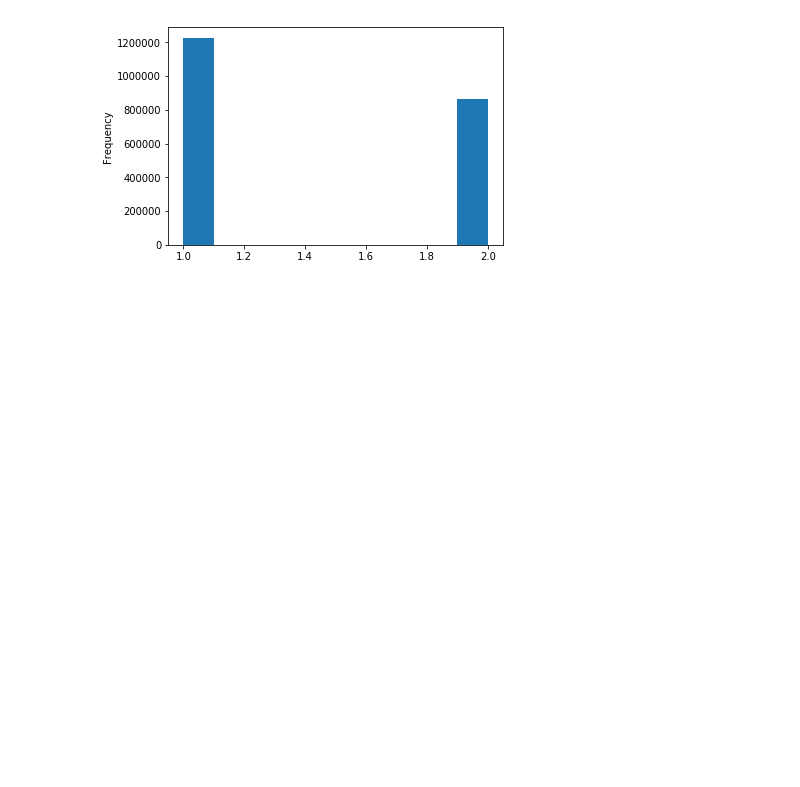
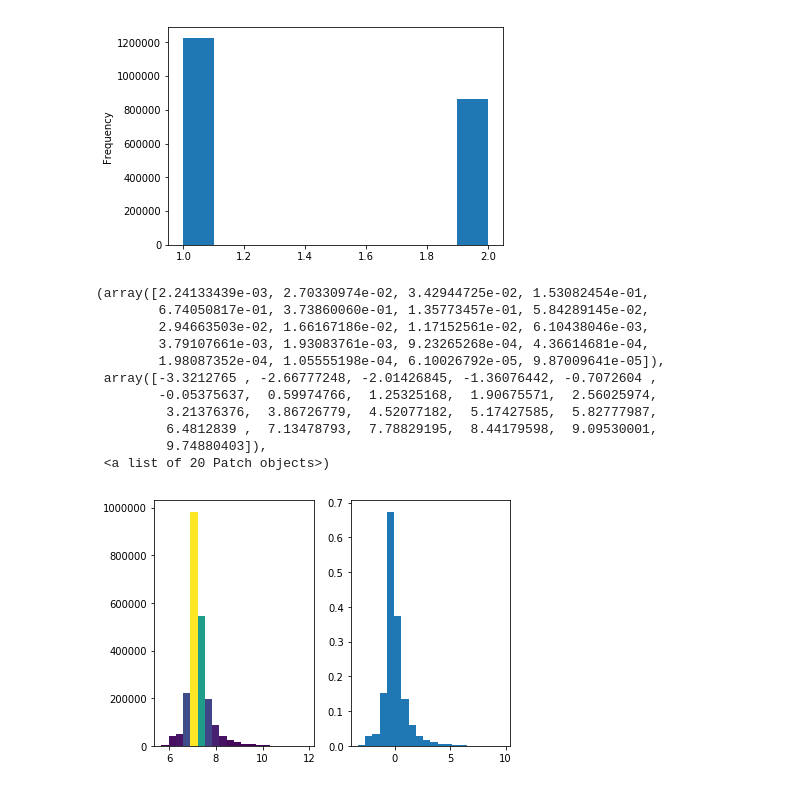
Before and after one commit to tsilverio/Desafio1_DataScience, a Jupyter notebook: Desafio1_Thiago.ipynb, the cells around one changed output. Cells and saved outputs as stored; diff of their text form; code cells hidden in the pictures; blank space fills up the shorter version.

```diff
--- a/Desafio1_Thiago.ipynb
+++ b/Desafio1_Thiago.ipynb
@@ -341,3 +341,38 @@ Lista_Salario_Medio['Sexo'].plot.hist()
 # %% [output]
 <matplotlib.axes._subplots.AxesSubplot at 0x...>
 [figure]
+# %%
+from matplotlib import colors
+n_bins = 20
+fig, axs = plt.subplots(1, 2, tight_layout=True)
+
+#df_desafio['log_Salario'].plot.hist(bins=50)
+# N is the count in each bin, bins is the lower-limit of the bin
+N, bins, patches = axs[0].hist(df_desafio['log_Salario'], n_bins)
+
+# We'll color code by height, but you could use any scalar
+fracs = N / N.max()
+
+# we need to normalize the data to 0..1 for the full range of the colormap
+norm = colors.Normalize(fracs.min(), fracs.max())
+
+# Now, we'll loop through our objects and set the color of each accordingly
+for thisfrac, thispatch in zip(fracs, patches):
+    color = plt.cm.viridis(norm(thisfrac))
+    thispatch.set_facecolor(color)
+
+# We can also normalize our inputs by the total number of counts
+axs[1].hist(df_desafio['normal_log_Salario'], bins=n_bins, density=True)
+# %% [output]
+(array([2.24133439e-03, 2.70330974e-02, 3.42944725e-02, 1.53082454e-01,
+        6.74050817e-01, 3.73860060e-01, 1.35773457e-01, 5.84289145e-02,
+        2.94663503e-02, 1.66167186e-02, 1.17152561e-02, 6.10438046e-03,
+        3.79107661e-03, 1.93083761e-03, 9.23265268e-04, 4.36614681e-04,
+        1.98087352e-04, 1.05555198e-04, 6.10026792e-05, 9.87009641e-05]),
+ array([-3.3212765 , -2.66777248, -2.01426845, -1.36076442, -0.7072604 ,
+        -0.05375637,  0.59974766,  1.25325168,  1.90675571,  2.56025974,
+         3.21376376,  3.86726779,  4.52077182,  5.17427585,  5.82777987,
+         6.4812839 ,  7.13478793,  7.78829195,  8.44179598,  9.09530001,
+         9.74880403]),
+ <a list of 20 Patch objects>)
+[figure, added]
```
Also changed, not shown: parts of 1 cell of this notebook.
